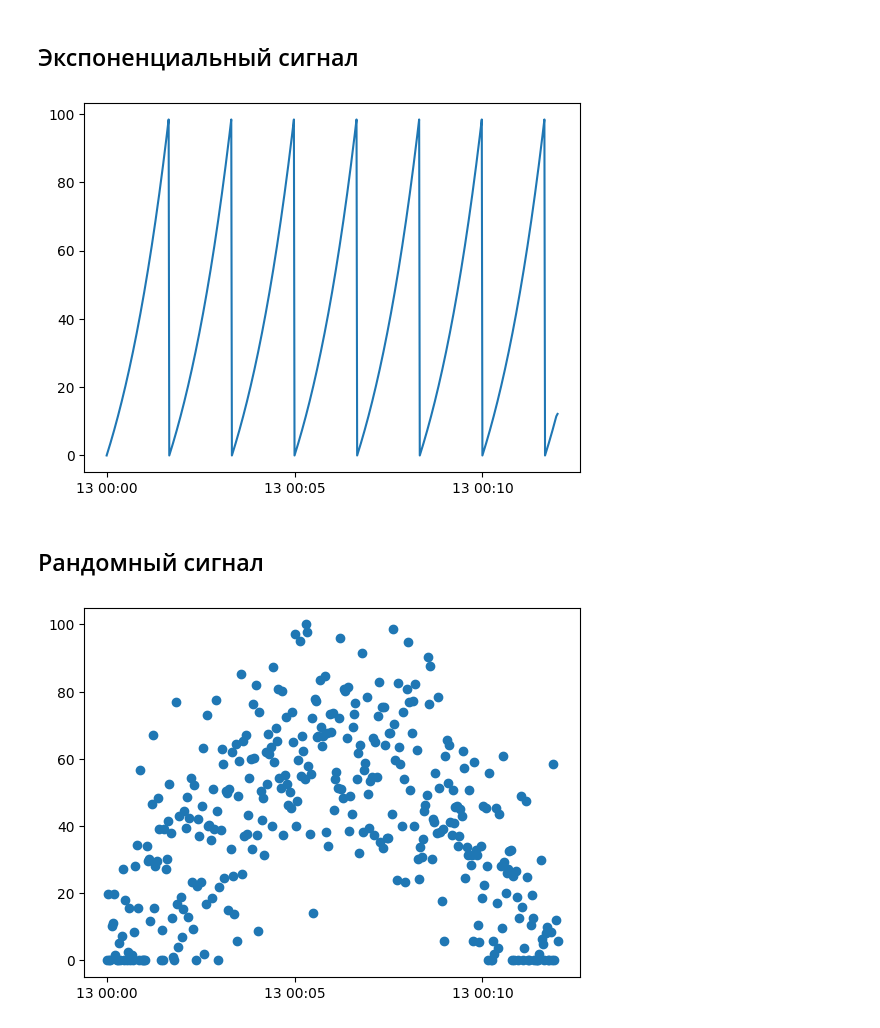
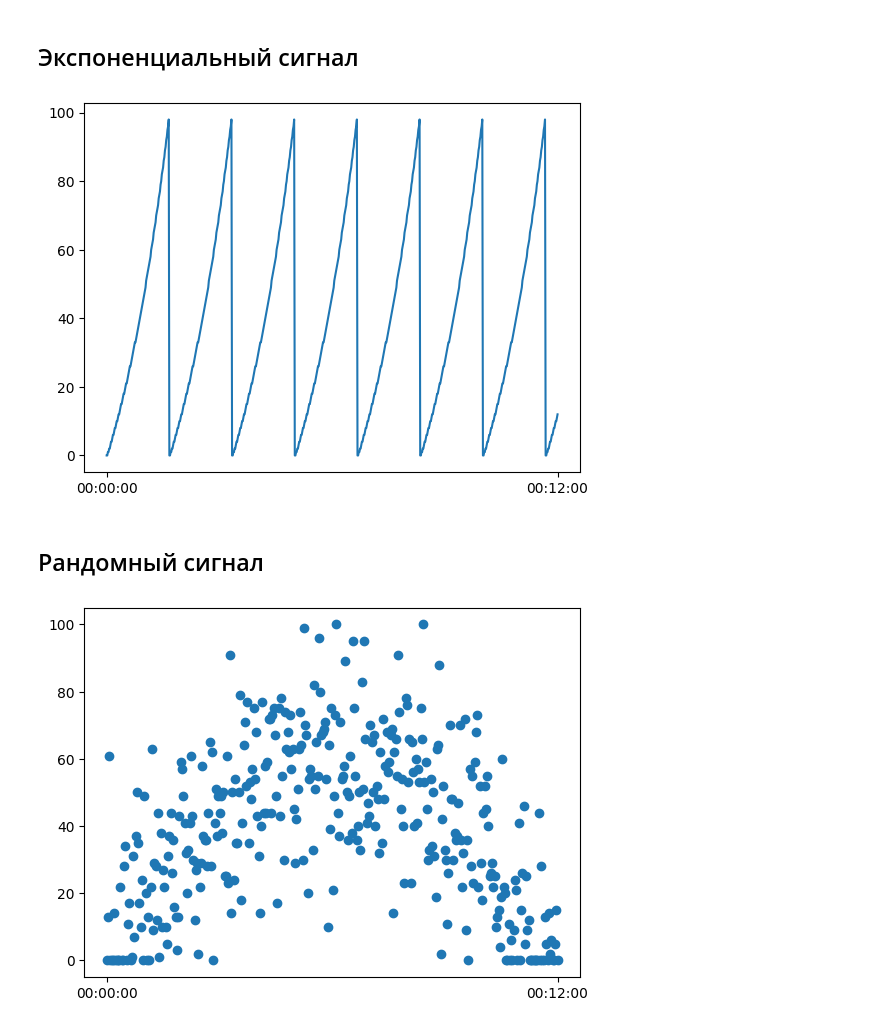
Before and after one commit to MalyshevaAO/SignalGeneration, a Jupyter notebook: SignalGeneration.ipynb, the cells around one changed output. Drawn from its saved outputs; the diff is of its cells as text; code cells hidden in the pictures.

```diff
--- a/SignalGeneration.ipynb
+++ b/SignalGeneration.ipynb
@@ -345,9 +349,10 @@ def generate_exp(today_date=str(pd.Timestamp("today").date()), start_time="00:00
 # %%
 time, exp, ms = generate_exp(growth_factor=1)
 plt.plot(time, exp)
+plt.xticks([time[0], time[-1]], labels=[time[0].split()[-1], time[-1].split()[-1]])
 plt.show()
 # %% [output]
-[figure, old version]
+[figure, new version]
 # %% [markdown]
 ## Рандомный сигнал
 # %%
@@ -395,17 +400,18 @@ def generate_random(today_date=str(pd.Timestamp("today").date()), start_time="00
     signal = signal + noise
 
     # Обрезка значений до min/max
-    random_values = np.clip(signal, min_value, max_value).round(3)
+    random_values = np.clip(signal, min_value, max_value)[:total_points].astype('int')
 
     # Генерация времени каждого сигнала
     time_steps = pd.date_range(start=str(full_start_time), end=str(full_end_time), periods=total_points)
     msecs = time_steps.microsecond // 1000
-    time_steps = time_steps.floor('s')
+    time_steps = time_steps.strftime("%Y/%m/%d %H:%M:%S")
 
     return time_steps, random_values, msecs
 # %%
 time, randoms, ms = generate_random(chaos=0.5)
 plt.scatter(time, randoms)
+plt.xticks([time[0], time[-1]], labels=[time[0].split()[-1], time[-1].split()[-1]])
 plt.show()
 # %% [output]
-[figure, old version]
+[figure, new version]
```
Also changed, not shown: parts of 12 cells of this notebook.
